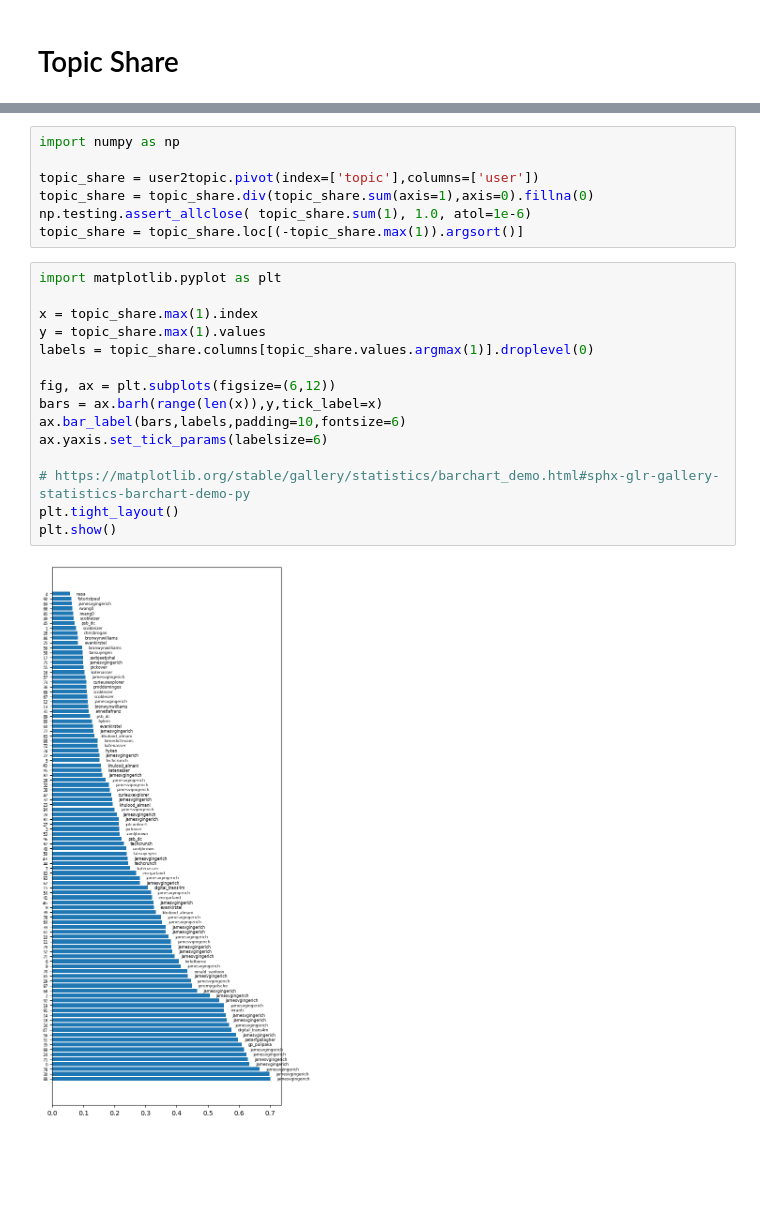
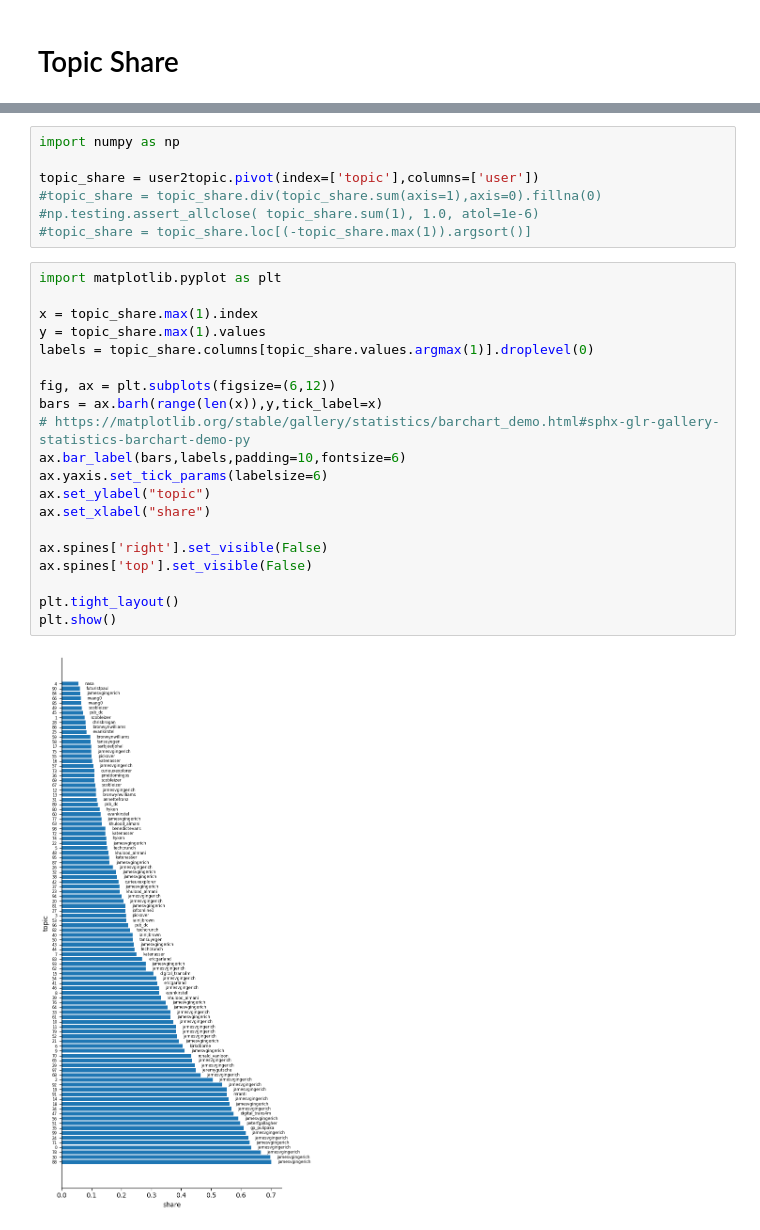
Before and after one commit to maciejskorski/anticipatio, a Jupyter notebook: src/UserTopics.ipynb, the cells around one changed output, grey strips where cells are left out. Drawn from its saved outputs; the diff is of its cells as text; blank space fills up the shorter version.

```diff
--- a/src/UserTopics.ipynb
+++ b/src/UserTopics.ipynb
@@ -12,23 +28,28 @@ user2topic = pd.read_csv("user2topic.csv")
 import numpy as np
 
 topic_share = user2topic.pivot(index=['topic'],columns=['user'])
-topic_share = topic_share.div(topic_share.sum(axis=1),axis=0).fillna(0)
-np.testing.assert_allclose( topic_share.sum(1), 1.0, atol=1e-6)
-topic_share = topic_share.loc[(-topic_share.max(1)).argsort()]
+#topic_share = topic_share.div(topic_share.sum(axis=1),axis=0).fillna(0)
+#np.testing.assert_allclose( topic_share.sum(1), 1.0, atol=1e-6)
+#topic_share = topic_share.loc[(-topic_share.max(1)).argsort()]
 # %%
 import matplotlib.pyplot as plt
 
 x = topic_share.max(1).index
 y = topic_share.max(1).values
 labels = topic_share.columns[topic_share.values.argmax(1)].droplevel(0)
 
 fig, ax = plt.subplots(figsize=(6,12))
 bars = ax.barh(range(len(x)),y,tick_label=x)
+# https://matplotlib.org/stable/gallery/statistics/barchart_demo.html#sphx-glr-gallery-statistics-barchart-demo-py
 ax.bar_label(bars,labels,padding=10,fontsize=6)
 ax.yaxis.set_tick_params(labelsize=6)
+ax.set_ylabel("topic")
+ax.set_xlabel("share")
 
-# https://matplotlib.org/stable/gallery/statistics/barchart_demo.html#sphx-glr-gallery-statistics-barchart-demo-py
+ax.spines['right'].set_visible(False)
+ax.spines['top'].set_visible(False)
+
 plt.tight_layout()
 plt.show()
 # %% [output]
-[figure, old version]
+[figure, new version]
```
Also changed, not shown: parts of 1 cell of this notebook.
